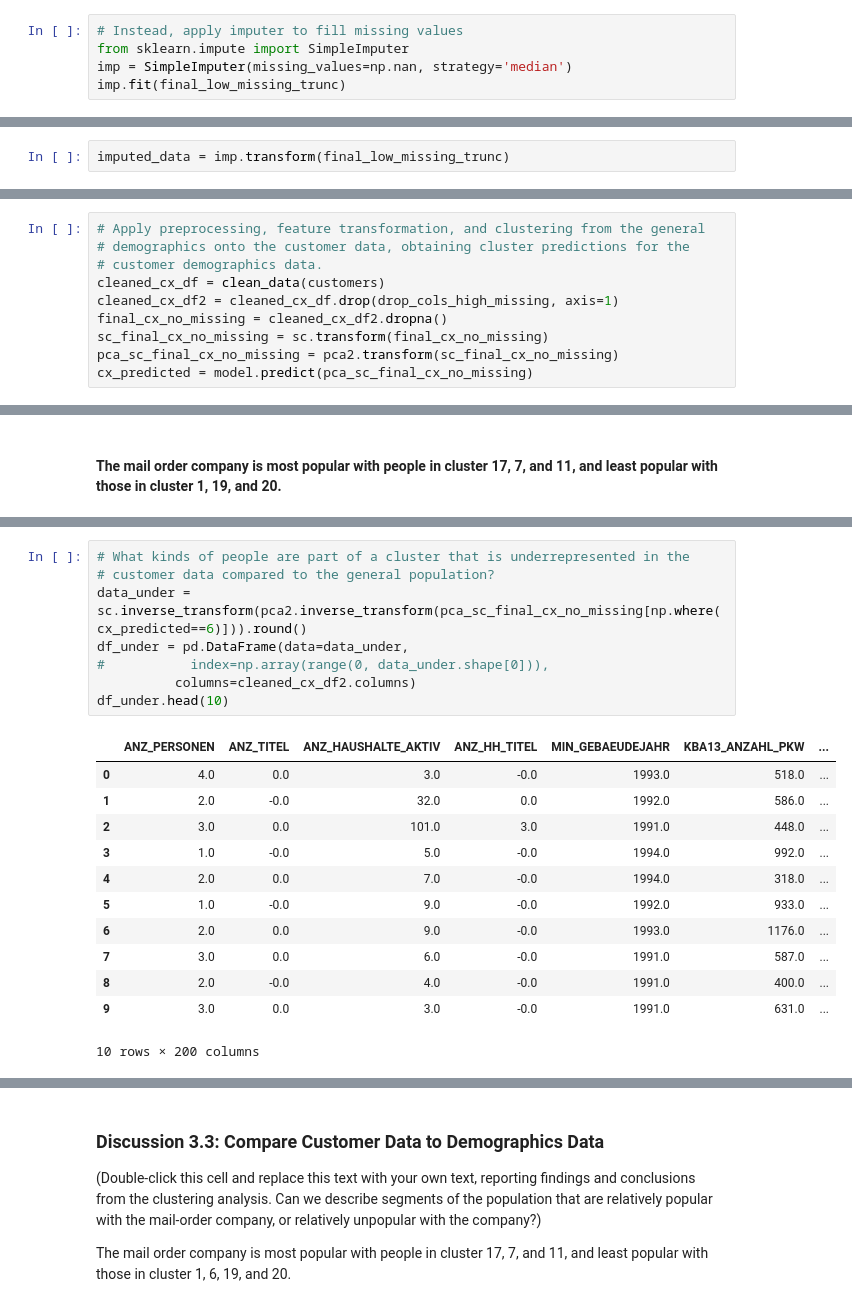
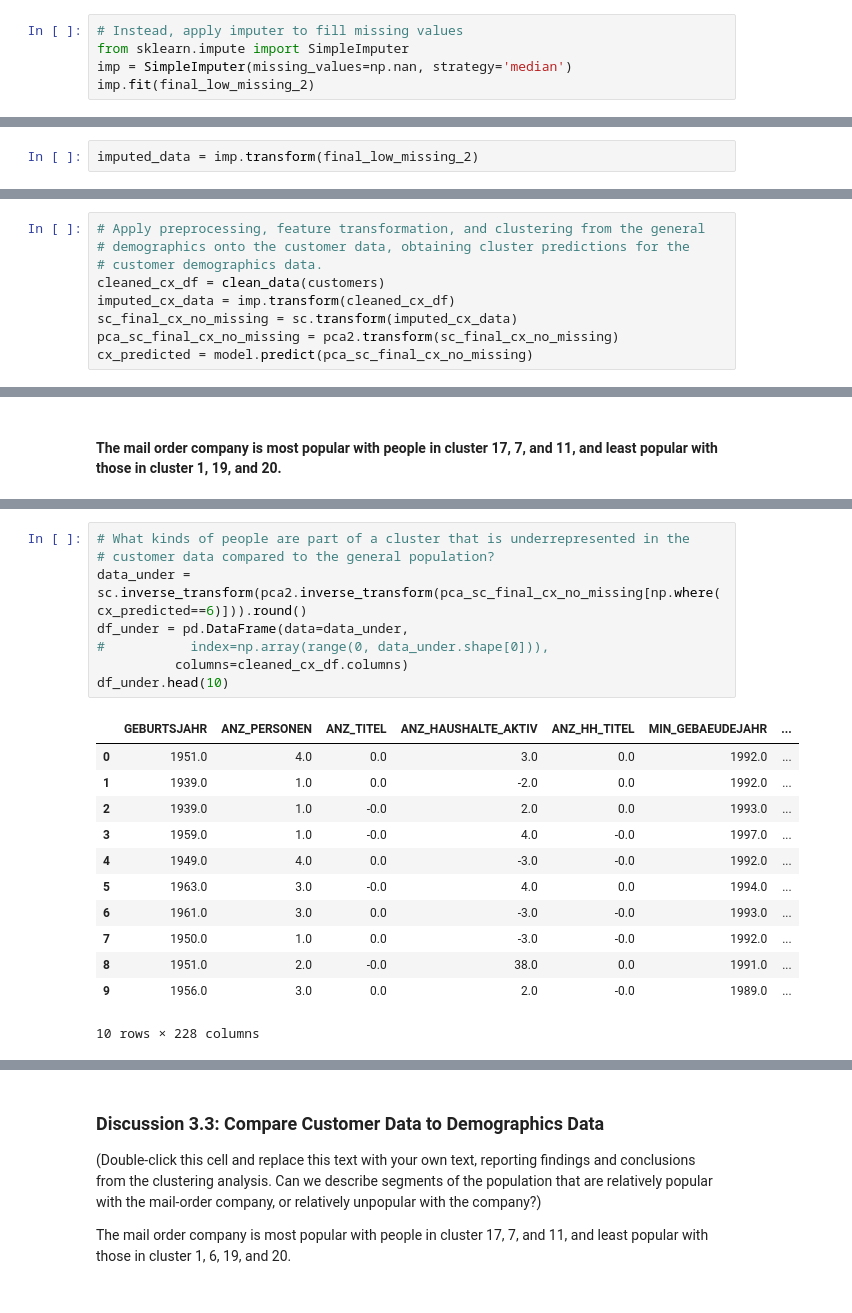
Before and after one commit to rogsx/Udacity_ML_Projects, a Jupyter notebook: clustering/Identify_Customer_Segments.ipynb, the cells around one changed output, grey strips where cells are left out. Drawn from its saved outputs; the diff is of its cells as text.

```diff
--- a/clustering/Identify_Customer_Segments.ipynb
+++ b/clustering/Identify_Customer_Segments.ipynb
@@ -919,12 +919,12 @@ len(final_no_missing) / len(final_low_missing2) * 100
 # Instead, apply imputer to fill missing values
 from sklearn.impute import SimpleImputer
 imp = SimpleImputer(missing_values=np.nan, strategy='median')
-imp.fit(final_low_missing_trunc)
+imp.fit(final_low_missing_2)
 # %% [output]
 SimpleImputer(add_indicator=False, copy=True, fill_value=None,
               missing_values=nan, strategy='median', verbose=0)
 # %%
-imputed_data = imp.transform(final_low_missing_trunc)
+imputed_data = imp.transform(final_low_missing_2)
 # %%
 # Apply feature scaling to the general population demographics data.
 from sklearn.preprocessing import StandardScaler
@@ -1282,8 +1282,7 @@ customers = pd.read_csv('Udacity_CUSTOMERS_Subset.csv', header=0, delimiter=';')
 # demographics onto the customer data, obtaining cluster predictions for the
 # customer demographics data.
 cleaned_cx_df = clean_data(customers)
-cleaned_cx_df2 = cleaned_cx_df.drop(drop_cols_high_missing, axis=1)
-final_cx_no_missing = cleaned_cx_df2.dropna()
-sc_final_cx_no_missing = sc.transform(final_cx_no_missing)
+imputed_cx_data = imp.transform(cleaned_cx_df)
+sc_final_cx_no_missing = sc.transform(imputed_cx_data)
 pca_sc_final_cx_no_missing = pca2.transform(sc_final_cx_no_missing)
 cx_predicted = model.predict(pca_sc_final_cx_no_missing)
@@ -1383,24 +1364,24 @@ df_over.head(10)
 # %%
 # What kinds of people are part of a cluster that is underrepresented in the
 # customer data compared to the general population?
 data_under = sc.inverse_transform(pca2.inverse_transform(pca_sc_final_cx_no_missing[np.where(cx_predicted==6)])).round()
 df_under = pd.DataFrame(data=data_under,
 #           index=np.array(range(0, data_under.shape[0])),
-          columns=cleaned_cx_df2.columns)
+          columns=cleaned_cx_df.columns)
 df_under.head(10)
 # %% [output]
-|  | ANZ_PERSONEN | ANZ_TITEL | ANZ_HAUSHALTE_AKTIV | ANZ_HH_TITEL | MIN_GEBAEUDEJAHR | KBA13_ANZAHL_PKW | ... |
-| 0 | 4.0 | 0.0 | 3.0 | -0.0 | 1993.0 | 518.0 | ... |
-| 1 | 2.0 | -0.0 | 32.0 | 0.0 | 1992.0 | 586.0 | ... |
-| 2 | 3.0 | 0.0 | 101.0 | 3.0 | 1991.0 | 448.0 | ... |
-| 3 | 1.0 | -0.0 | 5.0 | -0.0 | 1994.0 | 992.0 | ... |
-| 4 | 2.0 | 0.0 | 7.0 | -0.0 | 1994.0 | 318.0 | ... |
-| 5 | 1.0 | -0.0 | 9.0 | -0.0 | 1992.0 | 933.0 | ... |
-| 6 | 2.0 | 0.0 | 9.0 | -0.0 | 1993.0 | 1176.0 | ... |
-| 7 | 3.0 | 0.0 | 6.0 | -0.0 | 1991.0 | 587.0 | ... |
-| 8 | 2.0 | -0.0 | 4.0 | -0.0 | 1991.0 | 400.0 | ... |
-| 9 | 3.0 | 0.0 | 3.0 | -0.0 | 1991.0 | 631.0 | ... |
+|  | GEBURTSJAHR | ANZ_PERSONEN | ANZ_TITEL | ANZ_HAUSHALTE_AKTIV | ANZ_HH_TITEL | MIN_GEBAEUDEJAHR | ... |
+| 0 | 1951.0 | 4.0 | 0.0 | 3.0 | 0.0 | 1992.0 | ... |
+| 1 | 1939.0 | 1.0 | 0.0 | -2.0 | 0.0 | 1992.0 | ... |
+| 2 | 1939.0 | 1.0 | -0.0 | 2.0 | 0.0 | 1993.0 | ... |
+| 3 | 1959.0 | 1.0 | -0.0 | 4.0 | -0.0 | 1997.0 | ... |
+| 4 | 1949.0 | 4.0 | 0.0 | -3.0 | -0.0 | 1992.0 | ... |
+| 5 | 1963.0 | 3.0 | -0.0 | 4.0 | 0.0 | 1994.0 | ... |
+| 6 | 1961.0 | 3.0 | 0.0 | -3.0 | -0.0 | 1993.0 | ... |
+| 7 | 1950.0 | 1.0 | 0.0 | -3.0 | -0.0 | 1992.0 | ... |
+| 8 | 1951.0 | 2.0 | -0.0 | 38.0 | 0.0 | 1991.0 | ... |
+| 9 | 1956.0 | 3.0 | 0.0 | 2.0 | -0.0 | 1989.0 | ... |
-10 rows × 200 columns
+10 rows × 228 columns
 # %%
 # What kinds of people are part of a cluster that is underrepresented in the
 # customer data compared to the general population?
```
Also changed, not shown: parts of 21 cells of this notebook.
